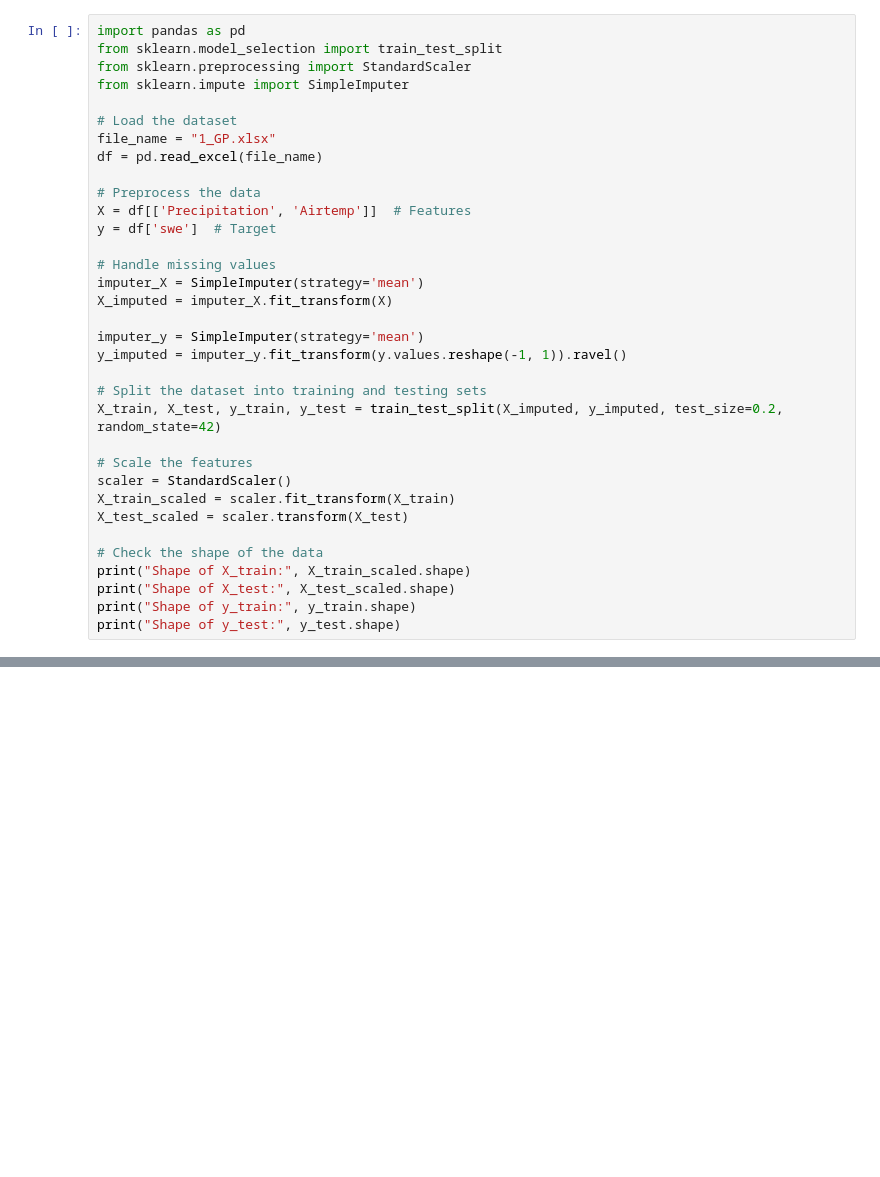
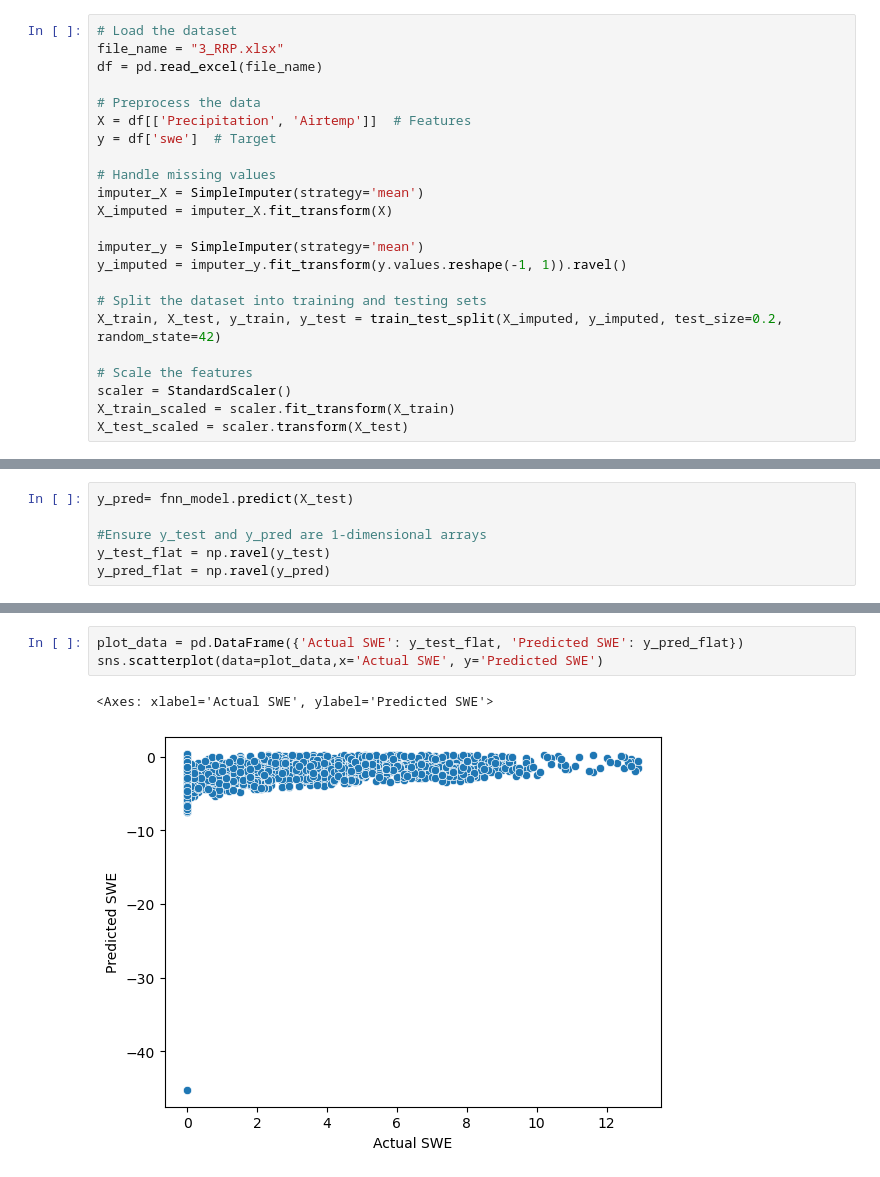
Before and after one commit to preetika11/ML_SWE, a Jupyter notebook: FNN_new.ipynb, the cells around one changed output, grey strips where cells are left out. Saved outputs shown, nothing was run; the diff lists cells and outputs as text; blank space fills up the shorter version.

```diff
--- a/FNN_new.ipynb
+++ b/FNN_new.ipynb
@@ -1,11 +12,6 @@
 # %%
-import pandas as pd
-from sklearn.model_selection import train_test_split
-from sklearn.preprocessing import StandardScaler
-from sklearn.impute import SimpleImputer
-
 # Load the dataset
-file_name = "1_GP.xlsx"
+file_name = "3_RRP.xlsx"
 df = pd.read_excel(file_name)
 
 # Preprocess the data
@@ -26,9 +32,3 @@ X_train, X_test, y_train, y_test = train_test_split(X_imputed, y_imputed, test_s
 scaler = StandardScaler()
 X_train_scaled = scaler.fit_transform(X_train)
 X_test_scaled = scaler.transform(X_test)
-
-# Check the shape of the data
-print("Shape of X_train:", X_train_scaled.shape)
-print("Shape of X_test:", X_test_scaled.shape)
-print("Shape of y_train:", y_train.shape)
-print("Shape of y_test:", y_test.shape)
@@ -63,0 +57,6 @@ Feedforward Neural Network (FNN) MSE: 2.8051648139953613
+# %%
+y_pred= fnn_model.predict(X_test)
+
+#Ensure y_test and y_pred are 1-dimensional arrays
+y_test_flat = np.ravel(y_test)
+y_pred_flat = np.ravel(y_pred)
@@ -63,0 +65,6 @@ Feedforward Neural Network (FNN) MSE: 2.8051648139953613
+# %%
+plot_data = pd.DataFrame({'Actual SWE': y_test_flat, 'Predicted SWE': y_pred_flat})
+sns.scatterplot(data=plot_data,x='Actual SWE', y='Predicted SWE')
+# %% [output]
+<Axes: xlabel='Actual SWE', ylabel='Predicted SWE'>
+[figure, added]
```
Also changed, not shown: parts of 4 cells of this notebook, 15 other files.
